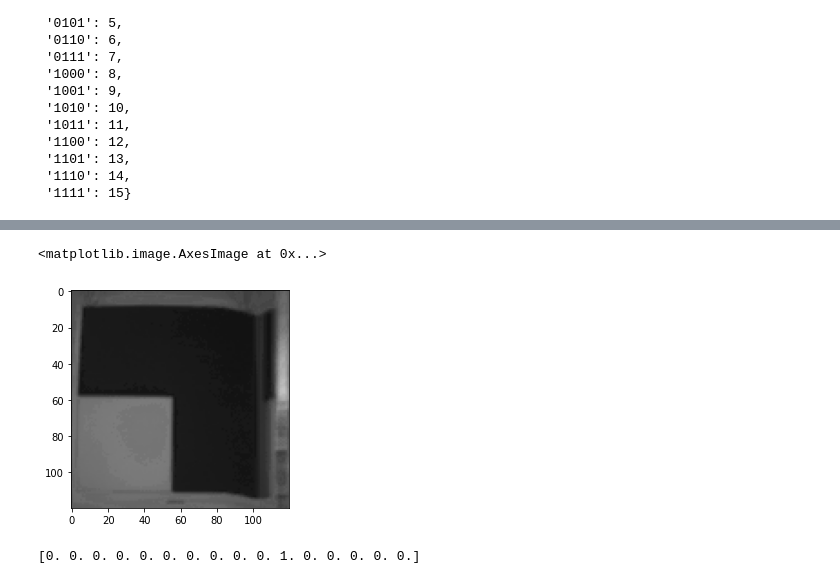
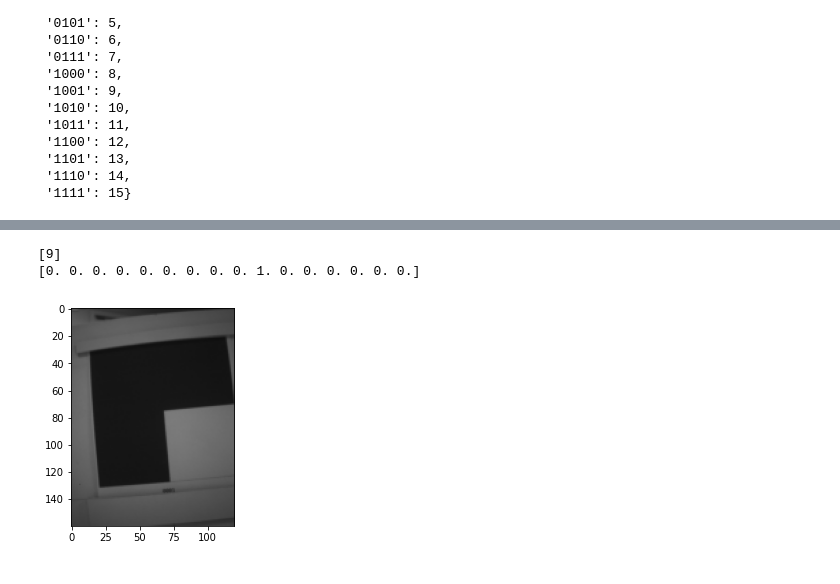
Before and after one commit to eXitHere/DATA_COMMUNICATIONS_Final_Project, a Jupyter notebook: PC2/create_model.ipynb, the cells around one changed output, grey strips where cells are left out. Drawn from its saved outputs; the diff is of its cells as text; code cells hidden in the pictures.

```diff
--- a/PC2/create_model.ipynb
+++ b/PC2/create_model.ipynb
@@ -29,10 +29,10 @@ img0111_11.shape
 # %%
 train = ImageDataGenerator(rescale=1/255)
 validation = ImageDataGenerator(rescale=1/255)
-train_dataset = train.flow_from_directory('../ML/images/train/',
-                                          target_size=(120, 120),
+train_dataset = train.flow_from_directory('../ML/images/capture/train/',
+                                          target_size=(160, 120),
                                           batch_size=3)
-validation_dataset = validation.flow_from_directory('../ML/images/validation/',
-                                            target_size=(120, 120),
+validation_dataset = validation.flow_from_directory('../ML/images/capture/validation/',
+                                            target_size=(160, 120),
                                             batch_size=3)
 # %% [output]
@@ -58,11 +59,11 @@ train_dataset.class_indices
  '1110': 14,
  '1111': 15}
 # %%
-model = tf.keras.models.Sequential([tf.keras.layers.Conv2D(16,(3,3),activation='relu',input_shape = (120, 120, 3)),
+model = tf.keras.models.Sequential([tf.keras.layers.Conv2D(16,(3,3),activation='relu',input_shape = (160, 120, 3)),
                                     tf.keras.layers.MaxPooling2D(2,2),
                                     tf.keras.layers.Conv2D(32,(3,3),activation='relu'),
                                     tf.keras.layers.MaxPooling2D(2,2),
-                                    tf.keras.layers.Conv2D(64,(3,3),activation='relu',input_shape = (120, 120, 3)),
+                                    tf.keras.layers.Conv2D(64,(3,3),activation='relu',input_shape = (160, 120, 3)),
                                     tf.keras.layers.MaxPooling2D(2,2),
                                     tf.keras.layers.Flatten(),
                                     tf.keras.layers.Dropout(0.15),
@@ -71,11 +72,11 @@ model = tf.keras.models.Sequential([tf.keras.layers.Conv2D(16,(3,3),activation='
                                    ])
 # %%
 model.compile(loss='categorical_crossentropy',
-             optimizer="adam",
+             optimizer=RMSprop(lr=0.0001),
              metrics=['accuracy'])
 # %%
 model.fit(train_dataset,
-          steps_per_epoch=3,
-          epochs=16,
+          steps_per_epoch=5,
+          epochs=20,
           validation_data=validation_dataset)
 # %% [output]
@@ -110,16 +105,15 @@ INFO:tensorflow:Assets written to: model_datacom_2/assets
 # %%
 # test_path = '../ML/images/train/0101/0101__5.bmp'
-test_path = '../ML/images/train/0010/0010_19.bmp'
+test_path = '../Server/L.bmp'
 test_img = image.load_img(test_path)
 plt.imshow(test_img)
+array_test_img = image.img_to_array(test_img)
+array_test_img = np.expand_dims(array_test_img,axis=0)
+target = np.vstack([array_test_img])
+print(np.argmax(model.predict(target), axis=-1))
+val = model.predict(target)
+print(val[0])
 # %% [output]
-<matplotlib.image.AxesImage at 0x...>
+[9]
+[0. 0. 0. 0. 0. 0. 0. 0. 0. 1. 0. 0. 0. 0. 0. 0.]
-[figure, old version]
+[figure, new version]
-# %%
-array_test_img = image.img_to_array(test_img)
-array_test_img = np.expand_dims(array_test_img,axis=0)
-target = np.vstack([array_test_img])
-val = model.predict(target)
-print(val[0])
-# %% [output]
-[0. 0. 0. 0. 0. 0. 0. 0. 0. 0. 1. 0. 0. 0. 0. 0.]
```
Also changed, not shown: parts of 11 cells of this notebook, 25 other files.
